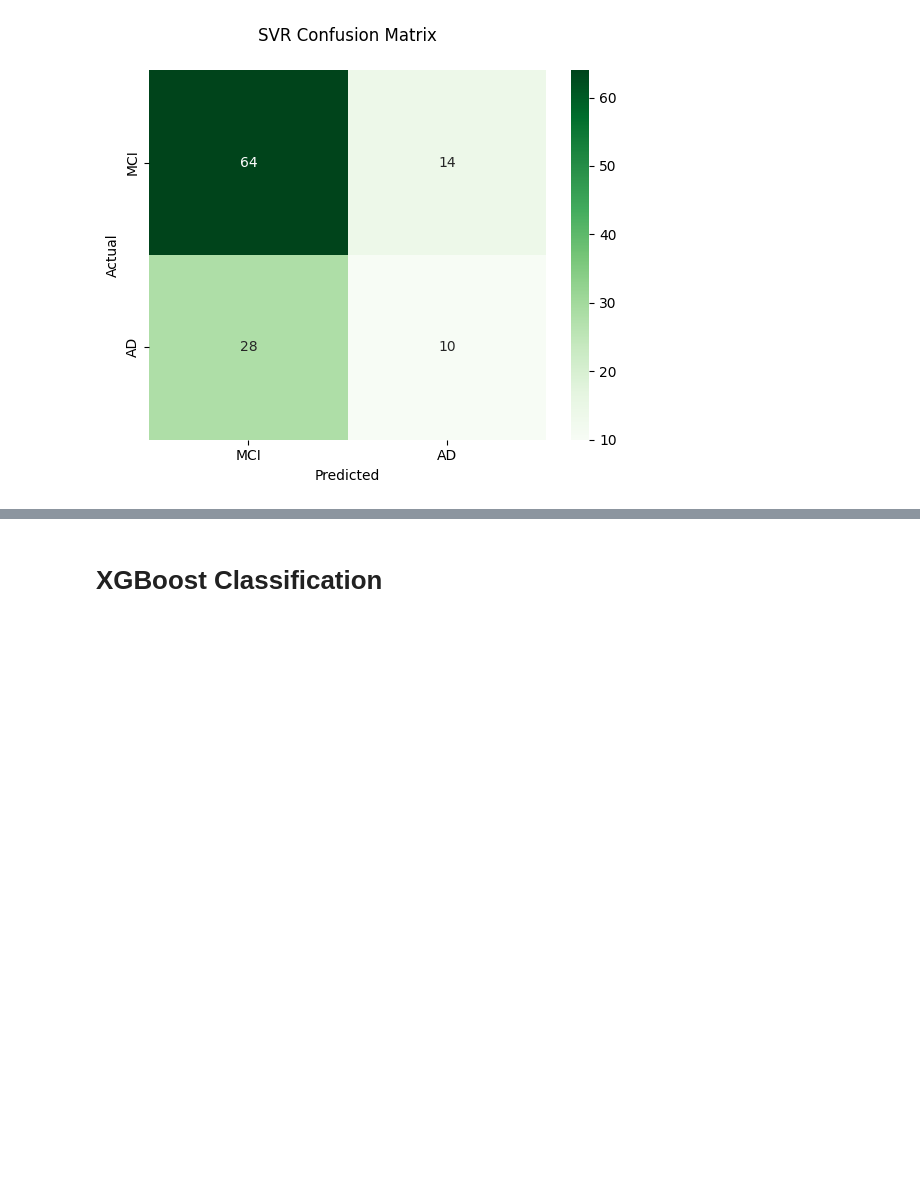
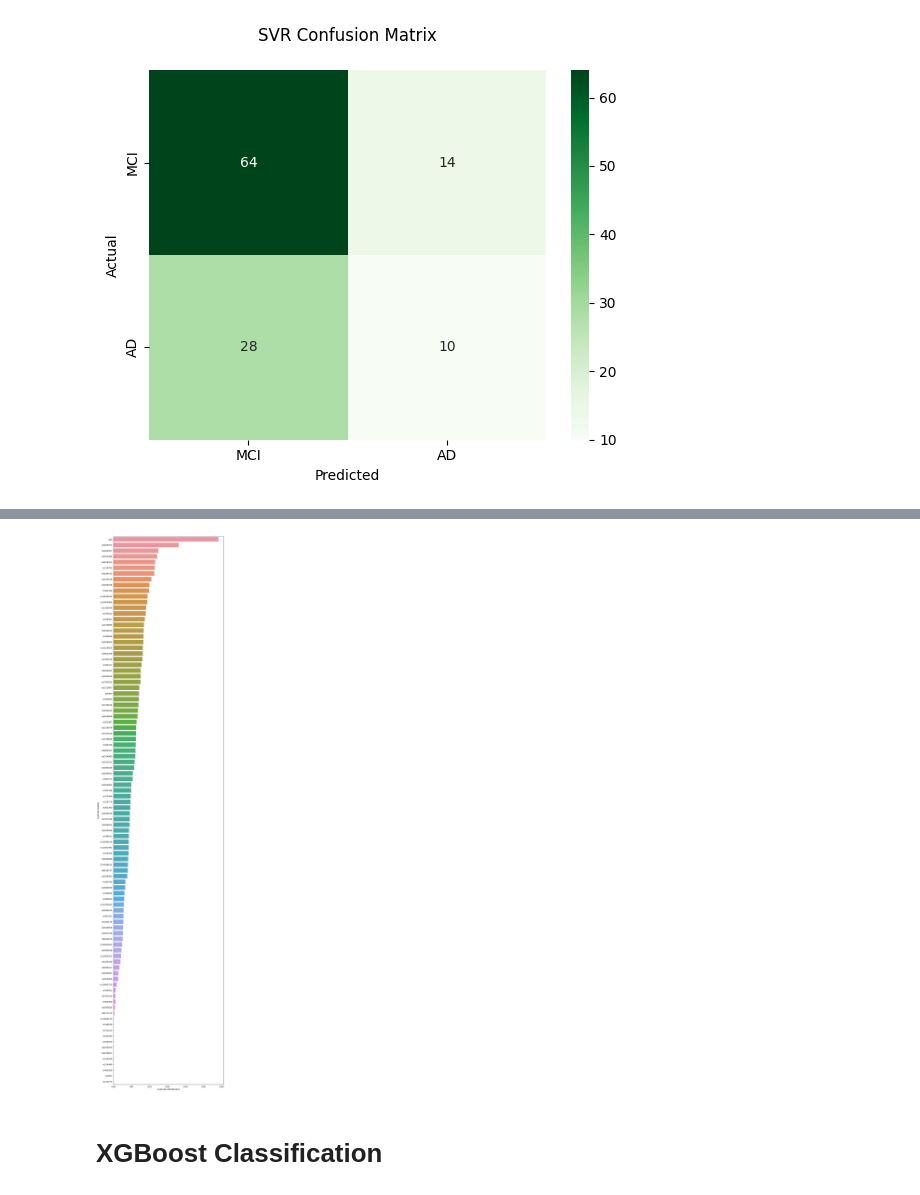
Before and after one commit to salma-ehab/Classification-Approach-of-AlZheimer-s-by-MRI-Imaging-Gene-Detection-Automatic-Speech-Recognition, a Jupyter notebook: Gene/Classification/adni-classification.ipynb, the cells around one changed output, grey strips where cells are left out. Saved outputs shown, nothing was run; the diff lists cells and outputs as text; code cells hidden in the pictures; blank space fills up the shorter version.

```diff
--- a/Gene/Classification/adni-classification.ipynb
+++ b/Gene/Classification/adni-classification.ipynb
@@ -639,3 +655,7 @@ confusion_matrix_print(np.array(y_test_2),diagnosis_pred_svr_2,label_name_2,"SVR
+# %%
+ plot_features_importance(rf_2,x_train_2)
+# %% [output]
+[figure, added]
 # %% [markdown]
 # XGBoost Classification
 # %%
```
Also changed, not shown: parts of 7 cells of this notebook.
